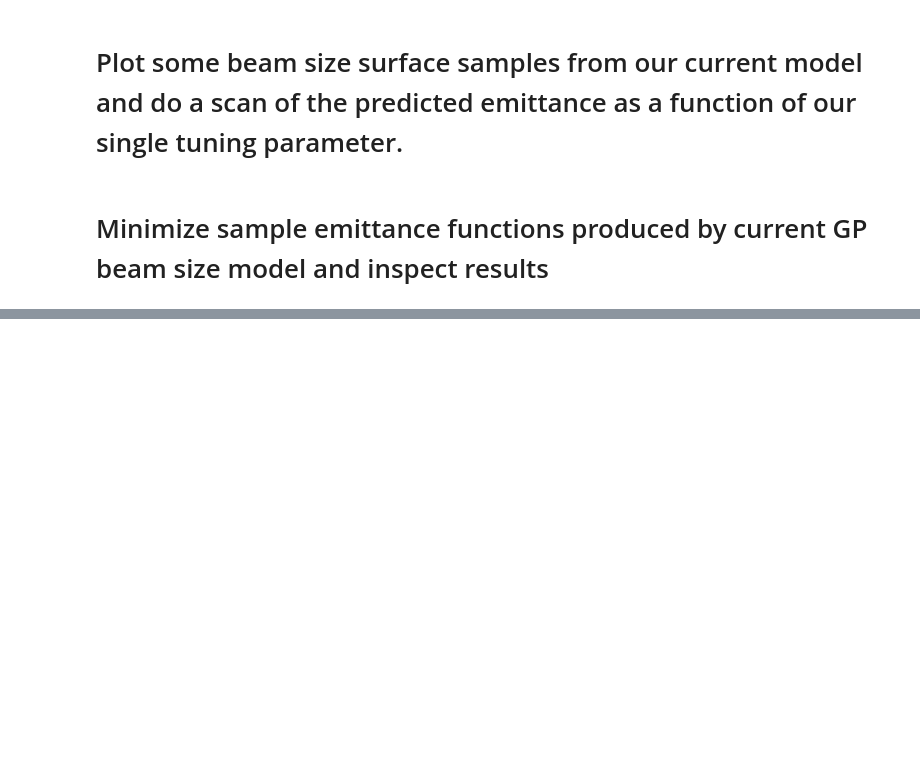
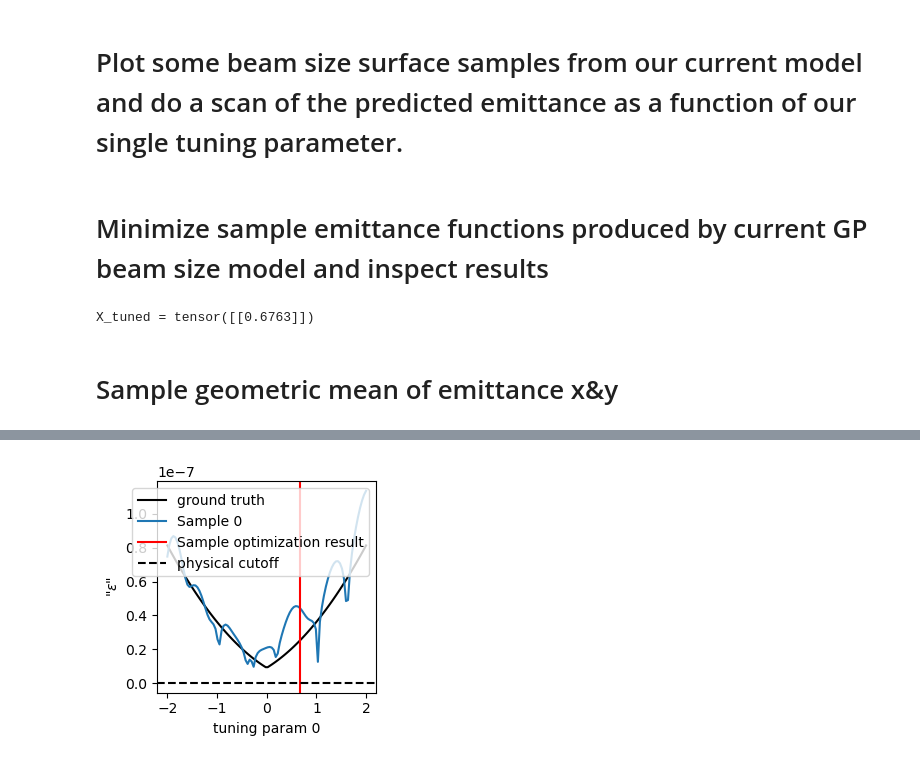
Before and after one commit to roussel-ryan/emitopt, a Jupyter notebook: examples/bax-emittance-xy-minimization-toy-model.ipynb, the cells around one changed output, grey strips where cells are left out. Drawn from its saved outputs; the diff is of its cells as text; code cells hidden in the pictures; blank space fills up the shorter version.

```diff
--- a/examples/bax-emittance-xy-minimization-toy-model.ipynb
+++ b/examples/bax-emittance-xy-minimization-toy-model.ipynb
@@ -233,7 +266,0 @@ algo = optimizer.generator.algorithm
-# %%
-bax_model_ids = [optimizer.generator.vocs.output_names.index(name)
-                           for name in optimizer.generator.algorithm.model_names_ordered]
-bax_model = model.subset_output(bax_model_ids)
-# eig = ExpectedInformationGain(
-#     bax_model, self.algorithm, self._get_optimization_bounds()
-# )
@@ -252,5 +266,0 @@ bax_model(torch.tensor([[  1.0000, -40.0000,  -3.0000]]),torch.tensor([[  1.0000
-# %%
-for x, y, z in zip([torch.tensor([[  1.0000, -40.0000,  -3.0000]])], [torch.tensor([[  1.0000, -40.0000,  -3.0000]])], [torch.tensor([[  1.0000, -40.0000,  -3.0000]])]):
-    print(x)
-    print(y)
-    print(z)
@@ -327,9 +340,9 @@ for i in range(1):
     res = optimize_acqf(acq_function=acq,
                         bounds=torch.tensor(vocs.bounds),
                         q=1,
-                        num_restarts=50,
-                        raw_samples=50,
-                        options={'maxiter':100}
+                        num_restarts=10,
+                        raw_samples=20,
+                        options={'maxiter':50}
                        )
 end = time.time()
 print('optimize_acqf took', end-start, 'seconds.')
@@ -604,6 +604,8 @@ X_sample_opt
 sid = 0 #sample index to examine
 
 # X_tuned = X_sample_opt[sid].reshape(1,-1)
-X_tuned = optimizer.generator.algorithm_results['x_stars_all'][sid:sid+1, :]
+X_tuned = optimizer.generator.algorithm_results['x_stars'][sid:sid+1, :]
 # X_tuned = torch.zeros(1,ndim-1)
 print('X_tuned =', X_tuned)
+# %% [output]
+X_tuned = tensor([[0.6763]])
@@ -645,0 +612,45 @@ plt.show()
+# %% [markdown]
+# Sample geometric mean of emittance x&y
+# %%
+from emitopt.utils import post_path_emit_squared_thick_quad
+
+fig, axs = plt.subplots(1, ndim-1)
+if ndim == 2: axs = [axs]
+
+fig.set_size_inches(3*(ndim-1), 3)
+
+for scan_dim in range(ndim-1):
+    X_tuning_scan = X_tuned.repeat(100,1)
+    ls = torch.linspace(-2,2,100)
+    X_tuning_scan[:,scan_dim] = ls
+    X_meas = torch.linspace(-3,3,11)
+
+    emit_sq_x = post_path_emit_squared_thick_quad(optimizer.generator.algorithm_results['post_paths_cpu_xy'][0],
+                              1*optimizer.generator.algorithm.scale_factor,
+                              optimizer.generator.algorithm.q_len,
+                              optimizer.generator.algorithm.distance,
+                              X_tuning_scan.cpu(), meas_dim, X_meas.cpu(), samplewise=False)[0]
+    emit_sq_y = post_path_emit_squared_thick_quad(optimizer.generator.algorithm_results['post_paths_cpu_xy'][1],
+                              -1*optimizer.generator.algorithm.scale_factor,
+                              optimizer.generator.algorithm.q_len,
+                              optimizer.generator.algorithm.distance,
+                              X_tuning_scan.cpu(), meas_dim, X_meas.cpu(), samplewise=False)[0]
+    geo_mean_emit = torch.sqrt(emit_sq_x.abs().sqrt() * emit_sq_y.abs().sqrt())
+
+    ax = axs[scan_dim]
+
+#     ax.plot(ls.cpu(), (toy_emit_nd(ls.reshape(-1,1))**2).cpu(), c='k', label='Ground truth') #this ground truth isn't exactly the matching cross-section but it should be close
+    ax.plot(ls, 9.033454852412253e-09 * (1+ls.abs())**2, c='k', label='ground truth')
+    ax.plot(ls.cpu(), geo_mean_emit[sid].detach().cpu()*1.e-6, label='Sample ' + str(sid))
+    ax.axvline(X_tuned[0,scan_dim].cpu(), c='r', label='Sample optimization result')
+    ax.axhline(0, c='k', ls='--', label='physical cutoff')
+
+    ax.set_xlabel('tuning param ' + str(scan_dim))
+
+    if scan_dim == 0:
+        ax.set_ylabel('"$\epsilon$"')
+        ax.legend()
+
+plt.tight_layout()
+plt.show()
+# %% [output]
@@ -645,0 +674 @@ plt.show()
+[figure, added]
```
Also changed, not shown: parts of 31 cells of this notebook, 2 other files.
